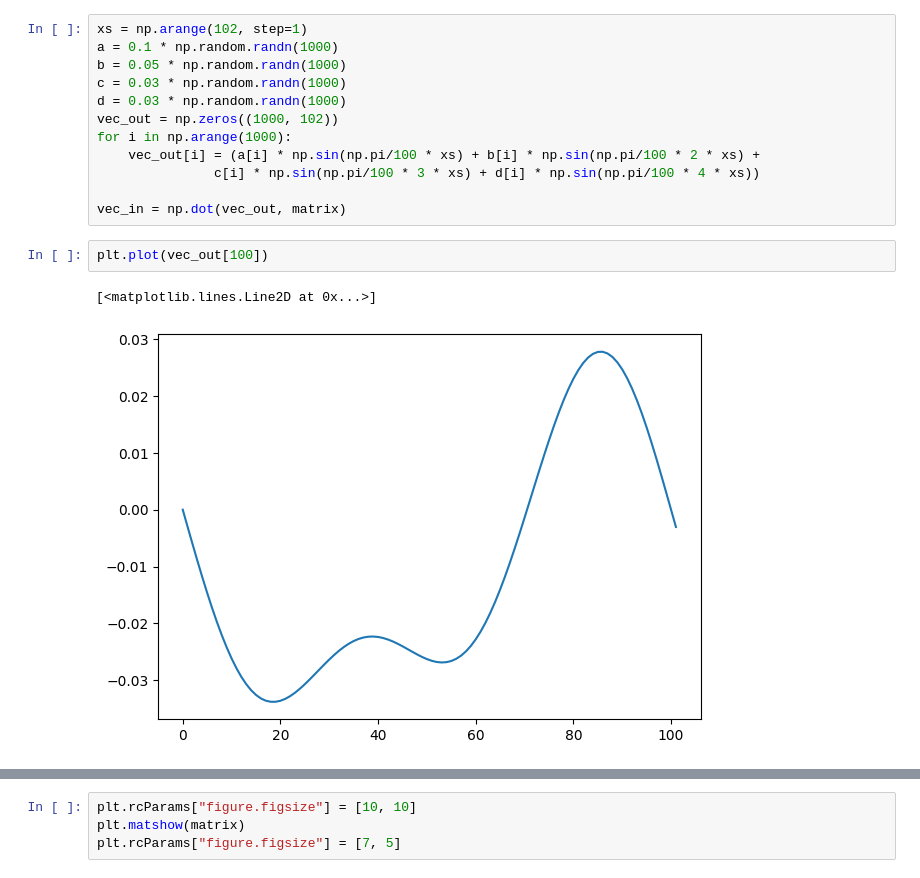
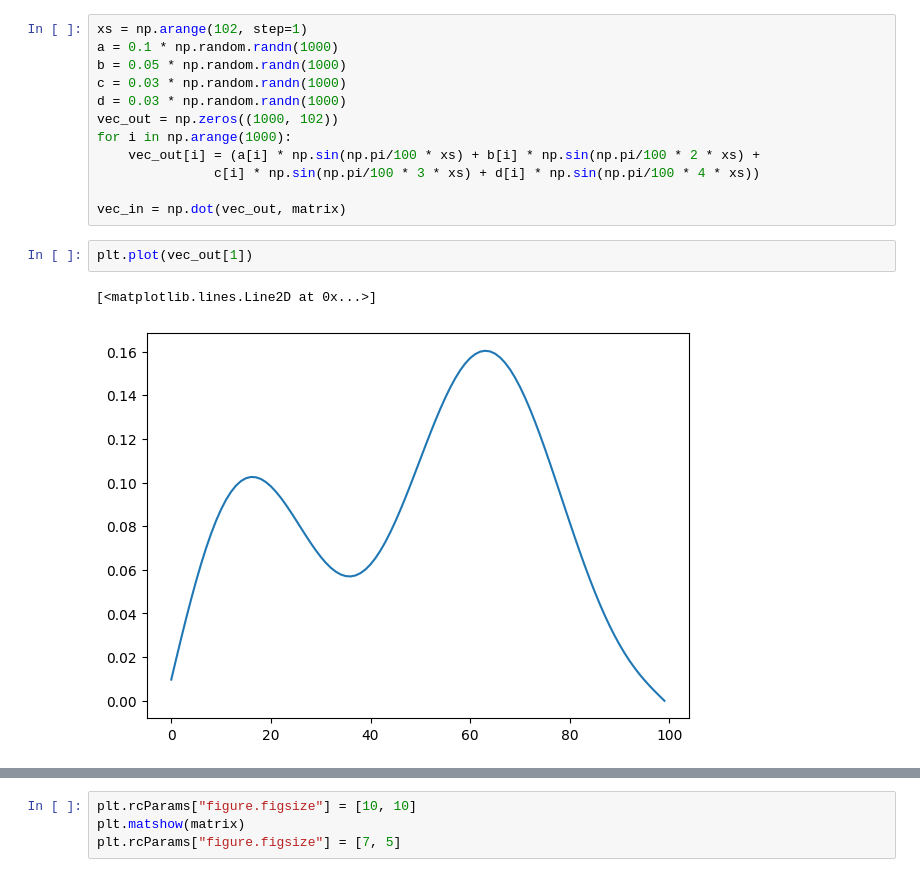
Before and after one commit to benni-bu/gusto, a Jupyter notebook: learning/testnb.ipynb, the cells around one changed output, grey strips where cells are left out. Drawn from its saved outputs; the diff is of its cells as text.

```diff
--- a/learning/testnb.ipynb
+++ b/learning/testnb.ipynb
@@ -125,8 +125,8 @@ for i in np.arange(1000):
 
 vec_in = np.dot(vec_out, matrix)
 # %%
-plt.plot(vec_out[100])
+plt.plot(vec_out[1])
 # %% [output]
 [<matplotlib.lines.Line2D at 0x...>]
-[figure, old version]
+[figure, new version]
 # %%
```
Also changed, not shown: parts of 4 cells of this notebook, 2 other files.
